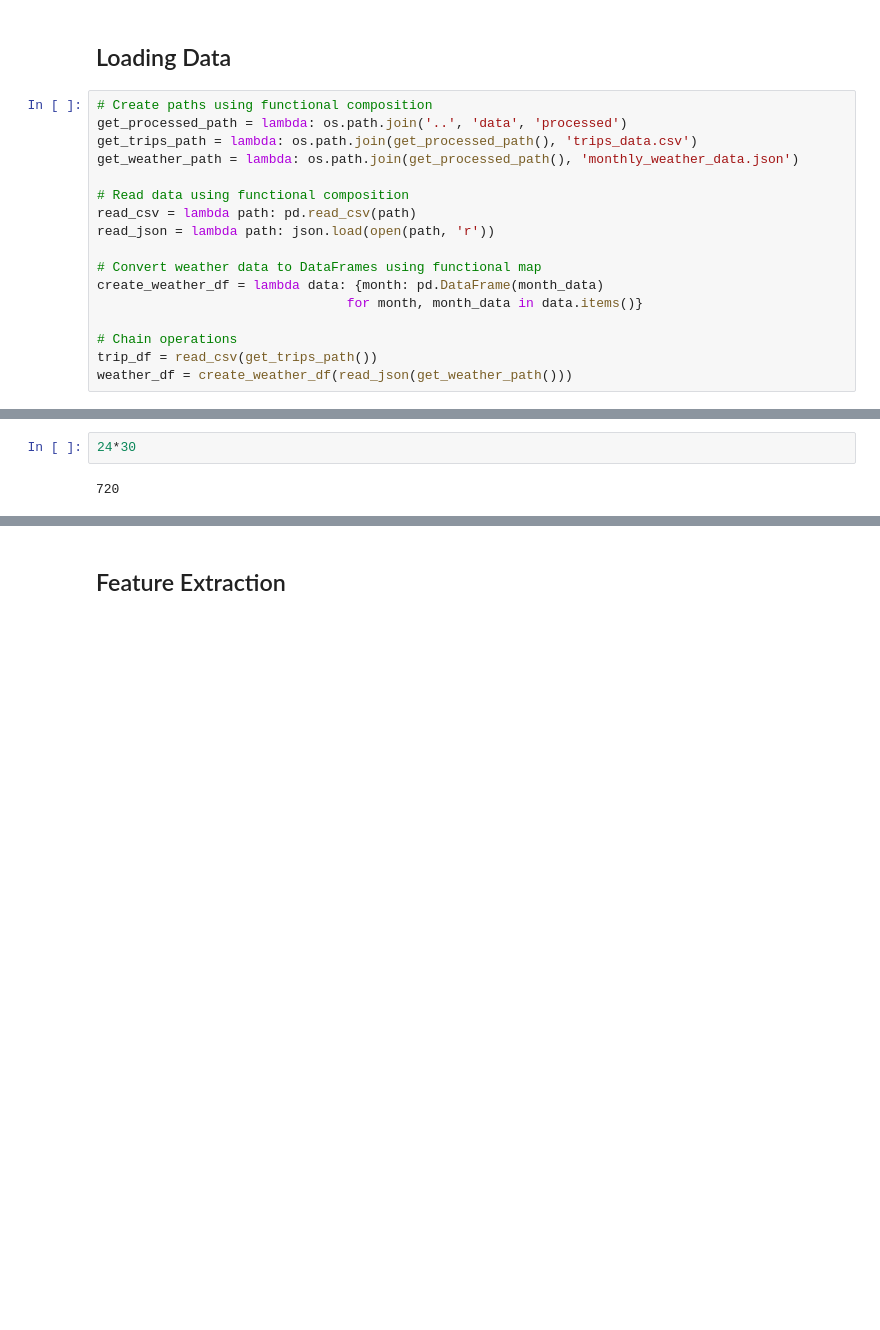
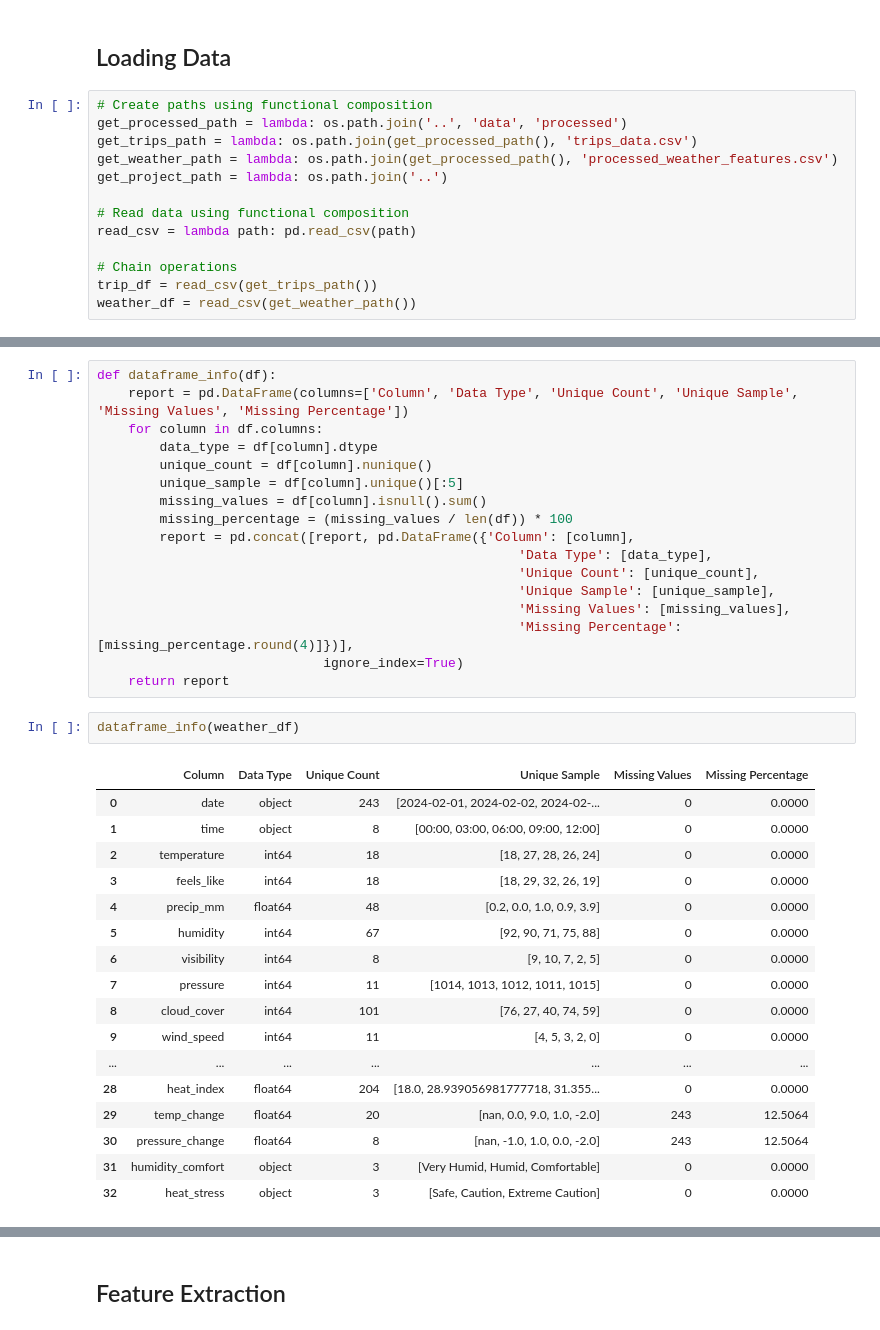
Before and after one commit to ramdhanhdy/bus-schedule-app, a Jupyter notebook: notebooks/02_feature_engineering.ipynb, the cells around one changed output, grey strips where cells are left out. Saved outputs shown, nothing was run; the diff lists cells and outputs as text; blank space fills up the shorter version.

```diff
--- a/notebooks/02_feature_engineering.ipynb
+++ b/notebooks/02_feature_engineering.ipynb
@@ -18,16 +19,12 @@ from sklearn.preprocessing import LabelEncoder
 # Create paths using functional composition
 get_processed_path = lambda: os.path.join('..', 'data', 'processed')
 get_trips_path = lambda: os.path.join(get_processed_path(), 'trips_data.csv')
-get_weather_path = lambda: os.path.join(get_processed_path(), 'monthly_weather_data.json')
+get_weather_path = lambda: os.path.join(get_processed_path(), 'processed_weather_features.csv')
+get_project_path = lambda: os.path.join('..')
 
 # Read data using functional composition
 read_csv = lambda path: pd.read_csv(path)
-read_json = lambda path: json.load(open(path, 'r'))
-
-# Convert weather data to DataFrames using functional map
-create_weather_df = lambda data: {month: pd.DataFrame(month_data)
-                                for month, month_data in data.items()}
 
 # Chain operations
 trip_df = read_csv(get_trips_path())
-weather_df = create_weather_df(read_json(get_weather_path()))
+weather_df = read_csv(get_weather_path())
@@ -107,4 +31,37 @@ plt.show()
-# %%
-24*30
-# %% [output]
-720
+# %%
+def dataframe_info(df):
+    report = pd.DataFrame(columns=['Column', 'Data Type', 'Unique Count', 'Unique Sample', 'Missing Values', 'Missing Percentage'])
+    for column in df.columns:
+        data_type = df[column].dtype
+        unique_count = df[column].nunique()
+        unique_sample = df[column].unique()[:5]
+        missing_values = df[column].isnull().sum()
+        missing_percentage = (missing_values / len(df)) * 100
+        report = pd.concat([report, pd.DataFrame({'Column': [column],
+                                                      'Data Type': [data_type],
+                                                      'Unique Count': [unique_count],
+                                                      'Unique Sample': [unique_sample],
+                                                      'Missing Values': [missing_values],
+                                                      'Missing Percentage': [missing_percentage.round(4)]})],
+                             ignore_index=True)
+    return report
+# %%
+dataframe_info(weather_df)
+# %% [output]
+|  | Column | Data Type | Unique Count | Unique Sample | Missing Values | Missing Percentage |
+| 0 | date | object | 243 | [2024-02-01, 2024-02-02, 2024-02-... | 0 | 0.0000 |
+| 1 | time | object | 8 | [00:00, 03:00, 06:00, 09:00, 12:00] | 0 | 0.0000 |
+| 2 | temperature | int64 | 18 | [18, 27, 28, 26, 24] | 0 | 0.0000 |
+| 3 | feels_like | int64 | 18 | [18, 29, 32, 26, 19] | 0 | 0.0000 |
+| 4 | precip_mm | float64 | 48 | [0.2, 0.0, 1.0, 0.9, 3.9] | 0 | 0.0000 |
+| 5 | humidity | int64 | 67 | [92, 90, 71, 75, 88] | 0 | 0.0000 |
+| 6 | visibility | int64 | 8 | [9, 10, 7, 2, 5] | 0 | 0.0000 |
+| 7 | pressure | int64 | 11 | [1014, 1013, 1012, 1011, 1015] | 0 | 0.0000 |
+| 8 | cloud_cover | int64 | 101 | [76, 27, 40, 74, 59] | 0 | 0.0000 |
+| 9 | wind_speed | int64 | 11 | [4, 5, 3, 2, 0] | 0 | 0.0000 |
+| ... | ... | ... | ... | ... | ... | ... |
+| 28 | heat_index | float64 | 204 | [18.0, 28.939056981777718, 31.355... | 0 | 0.0000 |
+| 29 | temp_change | float64 | 20 | [nan, 0.0, 9.0, 1.0, -2.0] | 243 | 12.5064 |
+| 30 | pressure_change | float64 | 8 | [nan, -1.0, 1.0, 0.0, -2.0] | 243 | 12.5064 |
+| 31 | humidity_comfort | object | 3 | [Very Humid, Humid, Comfortable] | 0 | 0.0000 |
+| 32 | heat_stress | object | 3 | [Safe, Caution, Extreme Caution] | 0 | 0.0000 |
```
Also changed, not shown: parts of 40 cells of this notebook, 47 other files.
